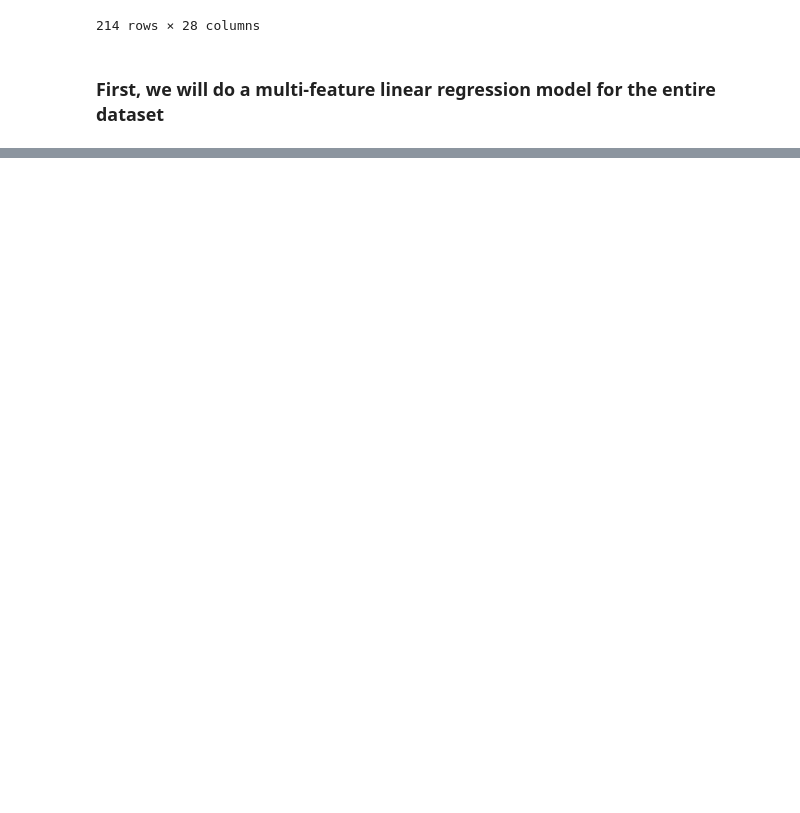
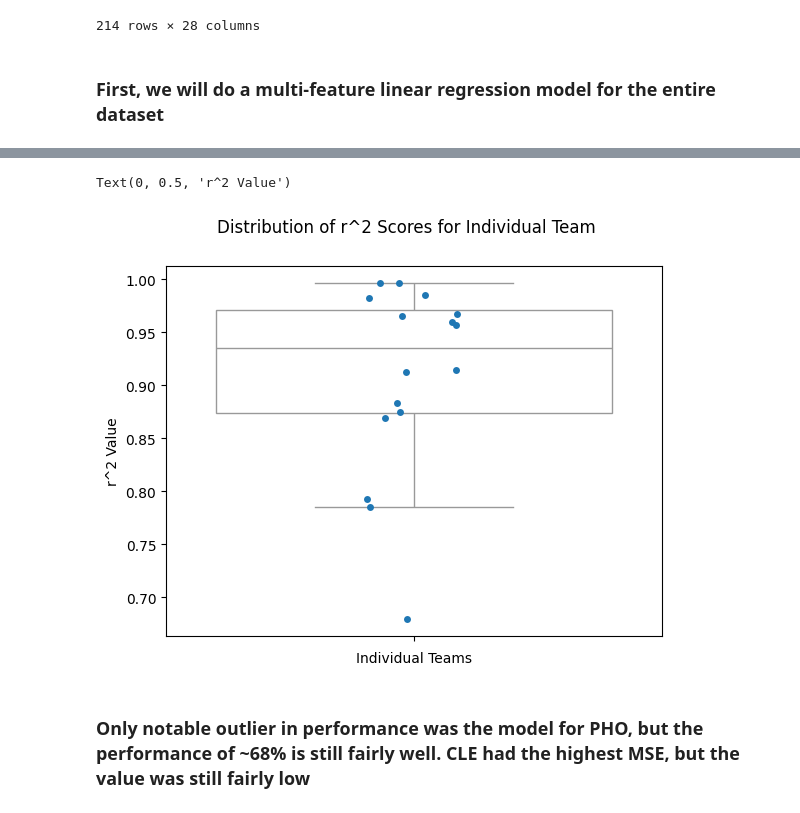
Before and after one commit to kjeeth04/NBA-pred, a Jupyter notebook: linear_reg.ipynb, the cells around one changed output, grey strips where cells are left out. Drawn from its saved outputs; the diff is of its cells as text; code cells hidden in the pictures; blank space fills up the shorter version.

```diff
--- a/linear_reg.ipynb
+++ b/linear_reg.ipynb
@@ -45,0 +209,27 @@ r^2 value of all features for all players: 0.9999196365482985
+# %%
+#Getting All Team Names to iterate through all of them
+teams = np.unique(df['Tm'])
+
+#Storing correlation values
+r2_vals = list()
+
+#Iterate through teams
+for team in teams:
+    #Splitting by team
+    df_temp = df.loc[df['Tm'] == team]
+
+    #Separating Features from Target
+    X = df_temp.iloc[:, 3:]
+    y = df_temp['PTS']
+
+    #Train/Test Split
+    X_train, X_test, y_train, y_test = train_test_split(X, y, test_size=0.33, random_state=10271970)
+
+    #Fitting, Predicting, and Evaluating model
+    reg = LinearRegression()
+    reg.fit(X_train, y_train)
+
+    y_pred = reg.predict(X_test)
+    corr = r2_score(y_test, y_pred)
+    print(f"r^2 value of model for {team}: {corr}. MSE: {mean_squared_error(y_test, y_pred)}")
+    r2_vals.append(corr)
@@ -45,0 +253,11 @@ r^2 value of all features for all players: 0.9999196365482985
+# %%
+sns.stripplot(r2_vals)
+sns.boxplot(r2_vals, color = 'white', showfliers = False)
+plt.suptitle("Distribution of r^2 Scores for Individual Team")
+plt.xlabel("Individual Teams")
+plt.ylabel("r^2 Value")
+# %% [output]
+Text(0, 0.5, 'r^2 Value')
+[figure, added]
+# %% [markdown]
+### Only notable outlier in performance was the model for PHO, but the performance of ~68% is still fairly well. CLE had the highest MSE, but the value was still fairly low
```
Also changed, not shown: parts of 11 cells of this notebook.
